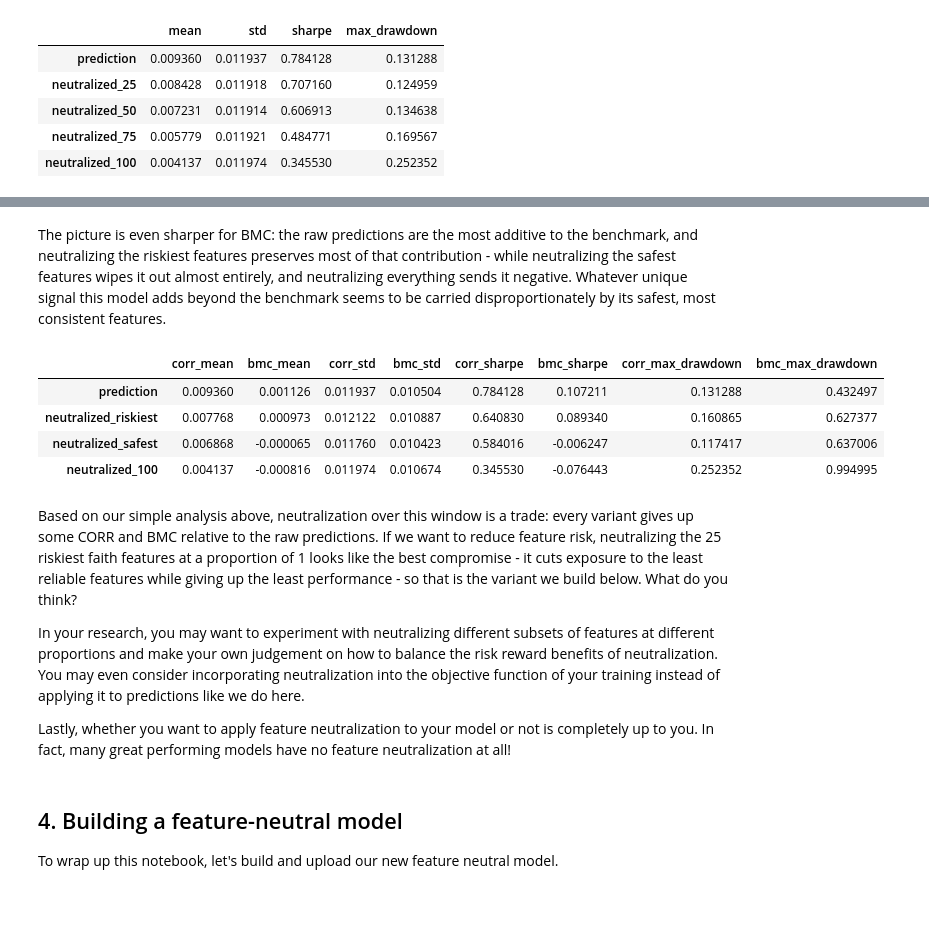
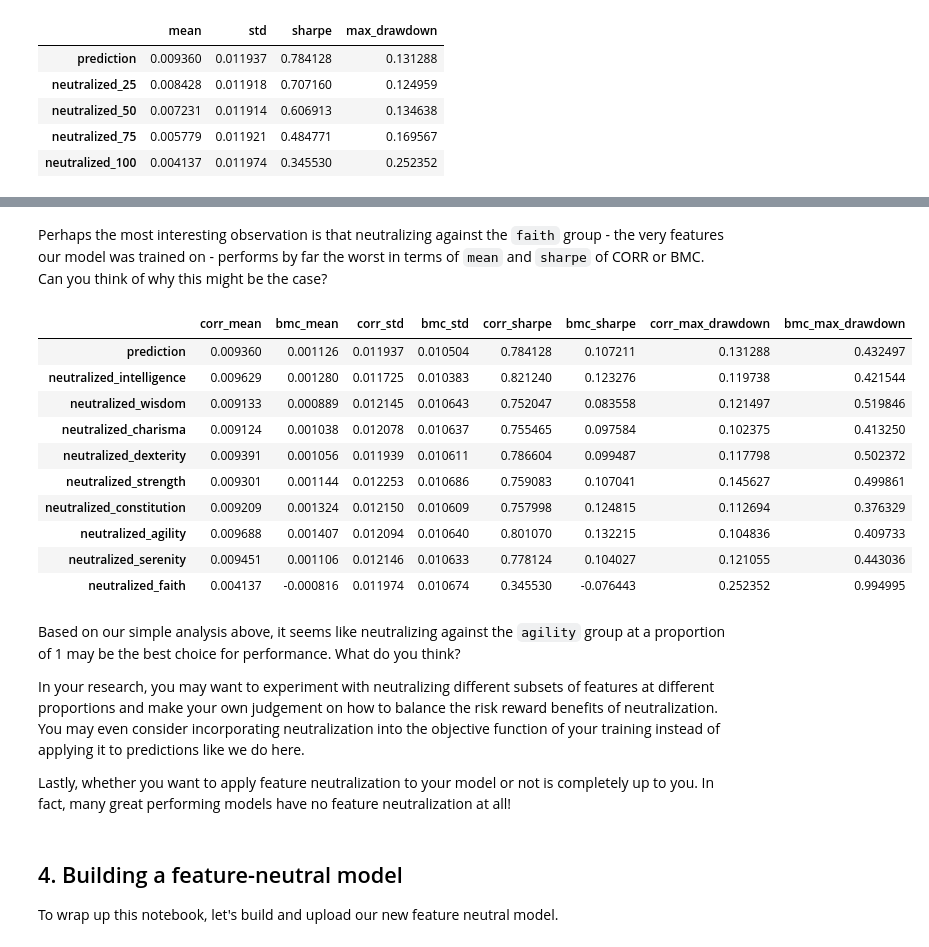
Before and after one commit to numerai/example-scripts, a Jupyter notebook: numerai/feature_neutralization.ipynb, the cells around one changed output, grey strips where cells are left out. Cells and saved outputs as stored; diff of their text form; code cells hidden in the pictures; blank space fills up the shorter version.

```diff
--- a/numerai/feature_neutralization.ipynb
+++ b/numerai/feature_neutralization.ipynb
@@ -628,9 +668,9 @@ validation["benchmark_model"] = pd.read_parquet(
 # Compute the per-era BMC of each set of predictions
 per_era_bmc = validation.dropna(
     subset=["target", "benchmark_model"]
-).groupby("era")[subset_neutral_cols + ["benchmark_model", "target"]].apply(
+).groupby("era")[group_neutral_cols + ["benchmark_model", "target"]].apply(
     lambda x: correlation_contribution(
-        x[subset_neutral_cols], x["benchmark_model"], x["target"]
+        x[group_neutral_cols], x["benchmark_model"], x["target"]
     )
 )
 
@@ -649,38 +689,44 @@ cumsum_bmc.plot(
-# %% [markdown]
-The picture is even sharper for BMC: the raw predictions are the most additive to the benchmark, and neutralizing the riskiest features preserves most of that contribution - while neutralizing the safest features wipes it out almost entirely, and neutralizing everything sends it negative. Whatever unique signal this model adds beyond the benchmark seems to be carried disproportionately by its safest, most consistent features.
+# %% [markdown]
+Perhaps the most interesting observation is that neutralizing against the `faith` group - the very features our model was trained on - performs by far the worst in terms of `mean` and `sharpe` of CORR or BMC. Can you think of why this might be the case?
 # %%
-subset_neutral_summary_metrics = {}
-for col in subset_neutral_cols:
-    corr_mean = subset_neutral_corr[col].mean()
-    corr_std = subset_neutral_corr[col].std(ddof=0)
+group_neutral_summary_metrics = {}
+for col in group_neutral_cols:
+    corr_mean = group_neutral_corr[col].mean()
+    corr_std = group_neutral_corr[col].std(ddof=0)
     corr_sharpe = corr_mean / corr_std
-    corr_rolling_max = subset_neutral_cumsum[col].expanding(min_periods=1).max()
-    corr_max_drawdown = (corr_rolling_max - subset_neutral_cumsum[col]).max()
+    corr_rolling_max = group_neutral_cumsum[col].expanding(min_periods=1).max()
+    corr_max_drawdown = (corr_rolling_max - group_neutral_cumsum[col]).max()
     bmc_mean = per_era_bmc[col].mean()
     bmc_std = per_era_bmc[col].std(ddof=0)
     bmc_sharpe = bmc_mean / bmc_std
     bmc_rolling_max = cumsum_bmc[col].expanding(min_periods=1).max()
     bmc_max_drawdown = (bmc_rolling_max - cumsum_bmc[col]).max()
-    subset_neutral_summary_metrics[col] = {
+    group_neutral_summary_metrics[col] = {
         "corr_mean": corr_mean,
         "bmc_mean": bmc_mean,
         "corr_std": corr_std,
         "bmc_std": bmc_std,
         "corr_sharpe": corr_sharpe,
         "bmc_sharpe": bmc_sharpe,
         "corr_max_drawdown": corr_max_drawdown,
         "bmc_max_drawdown": bmc_max_drawdown,
     }
 pd.set_option('display.float_format', lambda x: '%f' % x)
-pd.DataFrame(subset_neutral_summary_metrics).T
+pd.DataFrame(group_neutral_summary_metrics).T
 # %% [output]
 |  | corr_mean | bmc_mean | corr_std | bmc_std | corr_sharpe | bmc_sharpe | corr_max_drawdown | bmc_max_drawdown |
 | prediction | 0.009360 | 0.001126 | 0.011937 | 0.010504 | 0.784128 | 0.107211 | 0.131288 | 0.432497 |
-| neutralized_riskiest | 0.007768 | 0.000973 | 0.012122 | 0.010887 | 0.640830 | 0.089340 | 0.160865 | 0.627377 |
-| neutralized_safest | 0.006868 | -0.000065 | 0.011760 | 0.010423 | 0.584016 | -0.006247 | 0.117417 | 0.637006 |
-| neutralized_100 | 0.004137 | -0.000816 | 0.011974 | 0.010674 | 0.345530 | -0.076443 | 0.252352 | 0.994995 |
+| neutralized_intelligence | 0.009629 | 0.001280 | 0.011725 | 0.010383 | 0.821240 | 0.123276 | 0.119738 | 0.421544 |
+| neutralized_wisdom | 0.009133 | 0.000889 | 0.012145 | 0.010643 | 0.752047 | 0.083558 | 0.121497 | 0.519846 |
+| neutralized_charisma | 0.009124 | 0.001038 | 0.012078 | 0.010637 | 0.755465 | 0.097584 | 0.102375 | 0.413250 |
+| neutralized_dexterity | 0.009391 | 0.001056 | 0.011939 | 0.010611 | 0.786604 | 0.099487 | 0.117798 | 0.502372 |
+| neutralized_strength | 0.009301 | 0.001144 | 0.012253 | 0.010686 | 0.759083 | 0.107041 | 0.145627 | 0.499861 |
+| neutralized_constitution | 0.009209 | 0.001324 | 0.012150 | 0.010609 | 0.757998 | 0.124815 | 0.112694 | 0.376329 |
+| neutralized_agility | 0.009688 | 0.001407 | 0.012094 | 0.010640 | 0.801070 | 0.132215 | 0.104836 | 0.409733 |
+| neutralized_serenity | 0.009451 | 0.001106 | 0.012146 | 0.010633 | 0.778124 | 0.104027 | 0.121055 | 0.443036 |
+| neutralized_faith | 0.004137 | -0.000816 | 0.011974 | 0.010674 | 0.345530 | -0.076443 | 0.252352 | 0.994995 |
 # %% [markdown]
-Based on our simple analysis above, neutralization over this window is a trade: every variant gives up some CORR and BMC relative to the raw predictions. If we want to reduce feature risk, neutralizing the 25 riskiest faith features at a proportion of 1 looks like the best compromise - it cuts exposure to the least reliable features while giving up the least performance - so that is the variant we build below. What do you think?
+Based on our simple analysis above, it seems like neutralizing against the `agility` group at a proportion of 1 may be the best choice for performance. What do you think?
 
 In your research, you may want to experiment with neutralizing different subsets of features at different proportions and make your own judgement on how to balance the risk reward benefits of neutralization. You may even consider incorporating neutralization into the objective function of your training instead of applying it to predictions like we do here.
 
```
Also changed, not shown: parts of 15 cells of this notebook.
